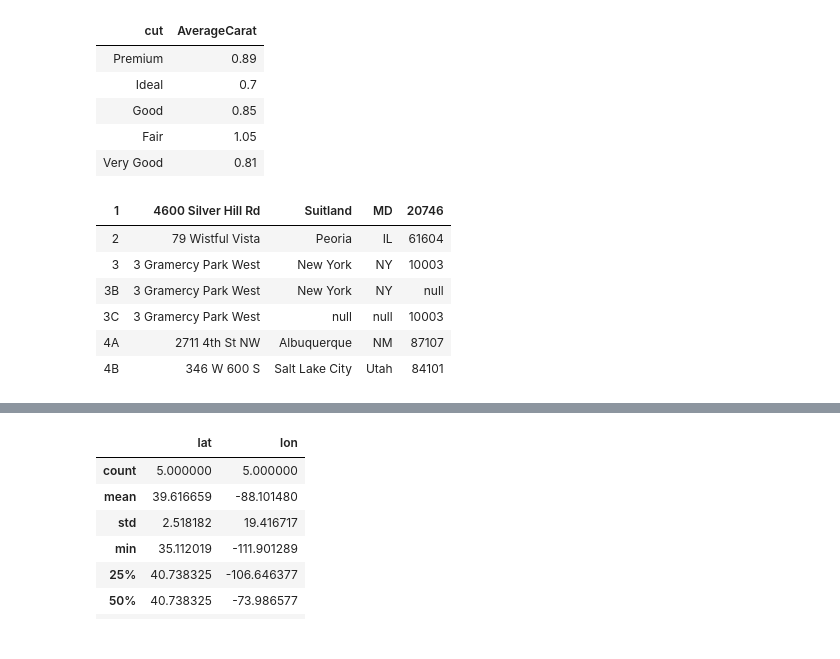
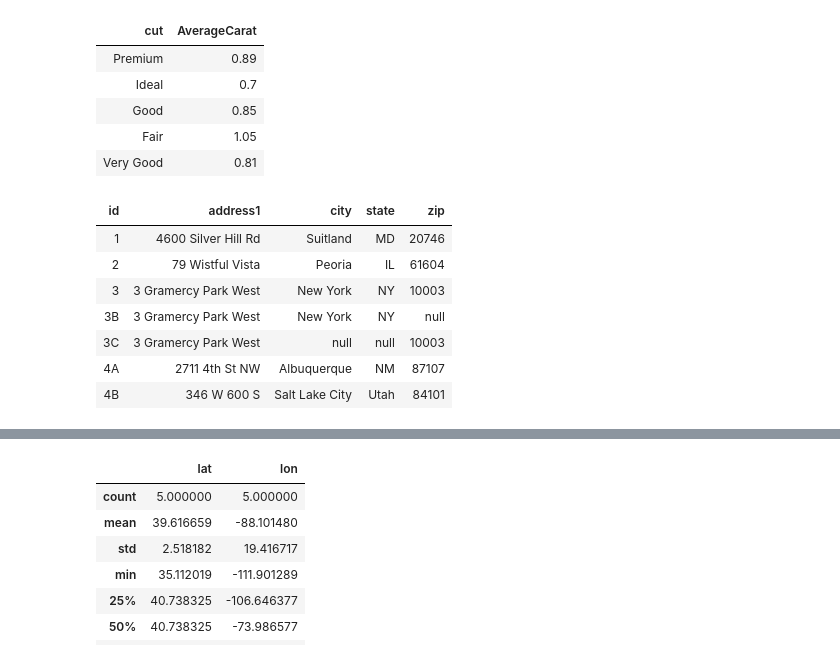
Before and after one commit to ldbruce-2018/test_db, a Jupyter notebook: uscensus.ipynb, the cells around one changed output, grey strips where cells are left out. Saved outputs shown, nothing was run; the diff lists cells and outputs as text; code cells hidden in the pictures.

```diff
--- a/uscensus.ipynb
+++ b/uscensus.ipynb
@@ -23,8 +23,10 @@ group by cut
 | Very Good | 0.81 |
 # %%
 %sql
+--Use hive format
 SELECT * FROM `hive_metastore`.`default`.`batch`;
 # %% [output]
+| id | address1 | city | state | zip |
 | 1 | 4600 Silver Hill Rd | Suitland | MD | 20746 |
 | 2 | 79 Wistful Vista | Peoria | IL | 61604 |
 | 3 | 3 Gramercy Park West | New York | NY | 10003 |
```
Also changed, not shown: parts of 7 cells of this notebook.
